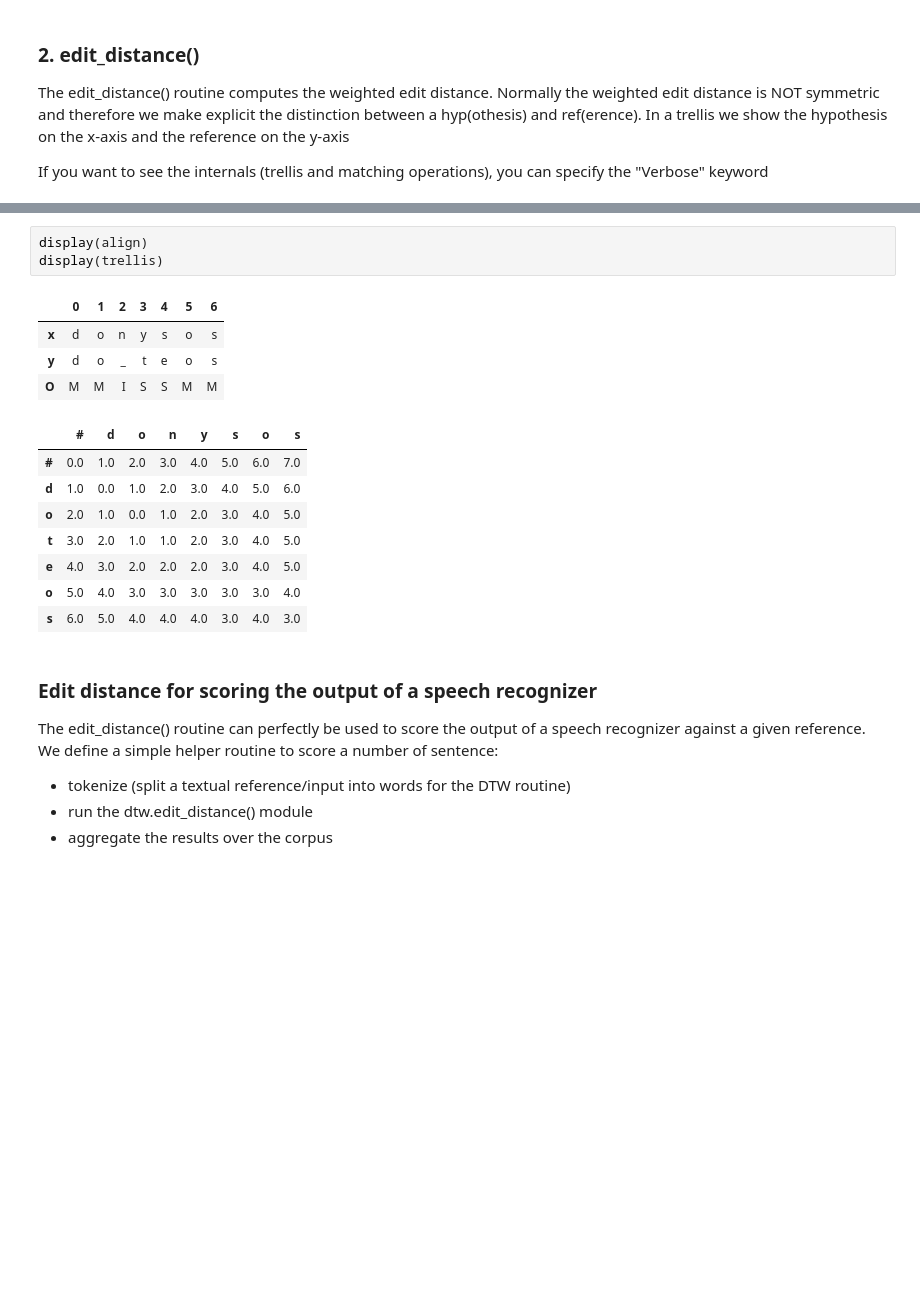
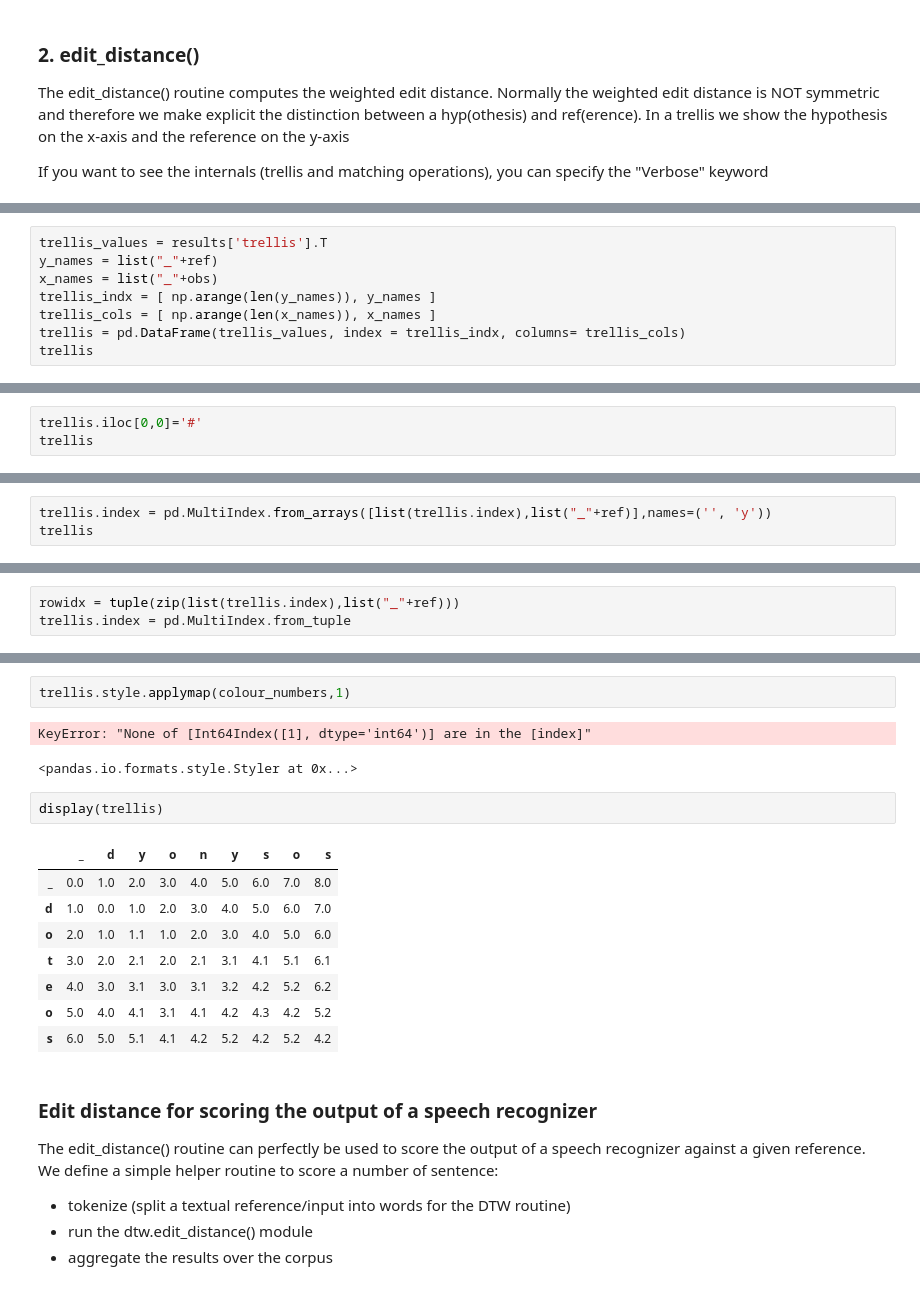
Before and after one commit to compi1234/spchlab, a Jupyter notebook: ch5_dtw/ex_dtw1.ipynb, the cells around one changed output, grey strips where cells are left out. Cells and saved outputs as stored; diff of their text form; blank space fills up the shorter version.

```diff
--- a/ch5_dtw/ex_dtw1.ipynb
+++ b/ch5_dtw/ex_dtw1.ipynb
@@ -60,0 +211,8 @@ Substitutions/Insertions/Deletions:  2 1 0
+# %%
+trellis_values = results['trellis'].T
+y_names = list("_"+ref)
+x_names = list("_"+obs)
+trellis_indx = [ np.arange(len(y_names)), y_names ]
+trellis_cols = [ np.arange(len(x_names)), x_names ]
+trellis = pd.DataFrame(trellis_values, index = trellis_indx, columns= trellis_cols)
+trellis
@@ -60,0 +249,3 @@ Substitutions/Insertions/Deletions:  2 1 0
+# %%
+trellis.iloc[0,0]='#'
+trellis
@@ -60,0 +318,3 @@ Substitutions/Insertions/Deletions:  2 1 0
+# %%
+trellis.index = pd.MultiIndex.from_arrays([list(trellis.index),list("_"+ref)],names=('', 'y'))
+trellis
@@ -60,0 +335,3 @@ Substitutions/Insertions/Deletions:  2 1 0
+# %%
+rowidx = tuple(zip(list(trellis.index),list("_"+ref)))
+trellis.index = pd.MultiIndex.from_tuple
@@ -61,19 +450,19 @@ Substitutions/Insertions/Deletions:  2 1 0
+# %%
+trellis.style.applymap(colour_numbers,1)
+# %% [output]
+KeyError: "None of [Int64Index([1], dtype='int64')] are in the [index]"
+<pandas.io.formats.style.Styler at 0x...>
 # %%
-display(align)
 display(trellis)
 # %% [output]
-|  | 0 | 1 | 2 | 3 | 4 | 5 | 6 |
-| x | d | o | n | y | s | o | s |
-| y | d | o | _ | t | e | o | s |
-| O | M | M | I | S | S | M | M |
+|  | _ | d | y | o | n | y | s | o | s |
+| _ | 0.0 | 1.0 | 2.0 | 3.0 | 4.0 | 5.0 | 6.0 | 7.0 | 8.0 |
+| d | 1.0 | 0.0 | 1.0 | 2.0 | 3.0 | 4.0 | 5.0 | 6.0 | 7.0 |
+| o | 2.0 | 1.0 | 1.1 | 1.0 | 2.0 | 3.0 | 4.0 | 5.0 | 6.0 |
+| t | 3.0 | 2.0 | 2.1 | 2.0 | 2.1 | 3.1 | 4.1 | 5.1 | 6.1 |
+| e | 4.0 | 3.0 | 3.1 | 3.0 | 3.1 | 3.2 | 4.2 | 5.2 | 6.2 |
+| o | 5.0 | 4.0 | 4.1 | 3.1 | 4.1 | 4.2 | 4.3 | 4.2 | 5.2 |
+| s | 6.0 | 5.0 | 5.1 | 4.1 | 4.2 | 5.2 | 4.2 | 5.2 | 4.2 |
-|  | # | d | o | n | y | s | o | s |
-| # | 0.0 | 1.0 | 2.0 | 3.0 | 4.0 | 5.0 | 6.0 | 7.0 |
-| d | 1.0 | 0.0 | 1.0 | 2.0 | 3.0 | 4.0 | 5.0 | 6.0 |
-| o | 2.0 | 1.0 | 0.0 | 1.0 | 2.0 | 3.0 | 4.0 | 5.0 |
-| t | 3.0 | 2.0 | 1.0 | 1.0 | 2.0 | 3.0 | 4.0 | 5.0 |
-| e | 4.0 | 3.0 | 2.0 | 2.0 | 2.0 | 3.0 | 4.0 | 5.0 |
-| o | 5.0 | 4.0 | 3.0 | 3.0 | 3.0 | 3.0 | 3.0 | 4.0 |
-| s | 6.0 | 5.0 | 4.0 | 4.0 | 4.0 | 3.0 | 4.0 | 3.0 |
 # %% [markdown]
 ### Edit distance for scoring the output of a speech recognizer
 
```
Also changed, not shown: parts of 34 cells of this notebook, 4 other files.
